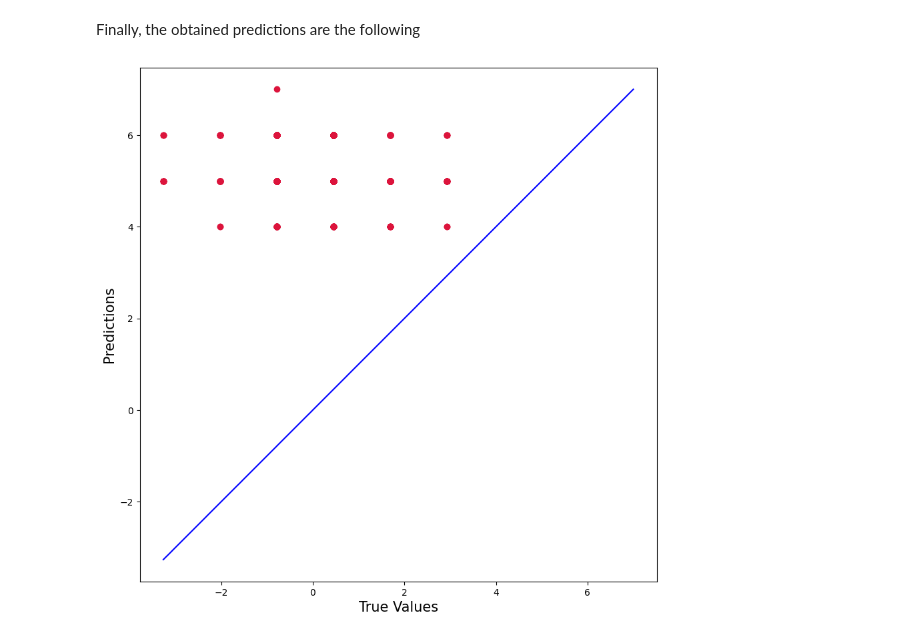
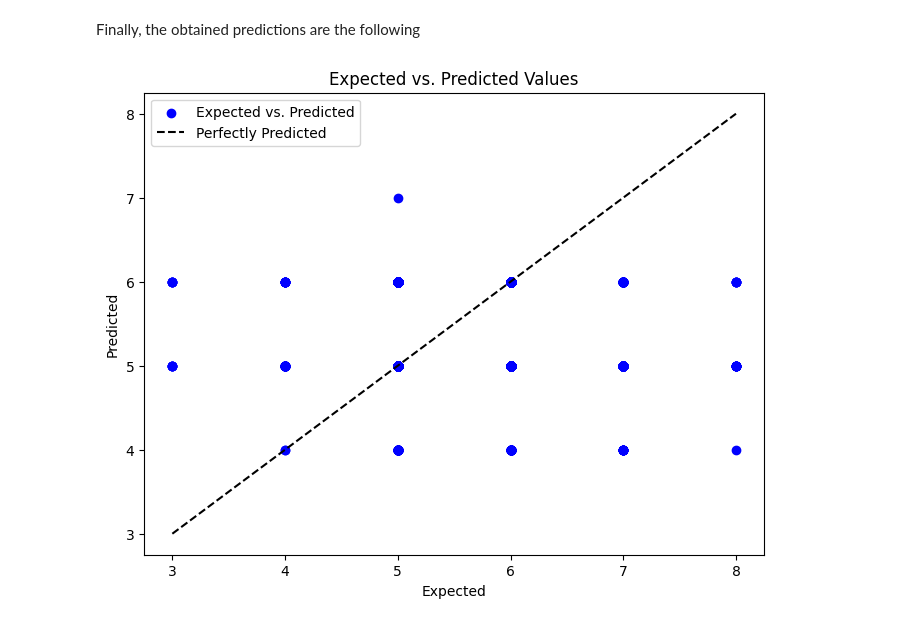
Before and after one commit to lorenzozanolin/DeepLearningLab, a Jupyter notebook: Exercises/Exercise 2/simple-regression.ipynb, the cells around one changed output. Cells and saved outputs as stored; diff of their text form; code cells hidden in the pictures.

```diff
--- a/Exercises/Exercise 2/simple-regression.ipynb
+++ b/Exercises/Exercise 2/simple-regression.ipynb
@@ -125,18 +125,19 @@ def data_iter(batch_size, features, labels):    #to divide a single batch in mul
 def squared_loss(y_hat, y):
     return (y_hat - y.reshape(y_hat.shape))**2 / 2
 
-def print_result(true_value, predicted_value):
-    plt.figure(figsize=(10,10))
-    plt.scatter(true_value, predicted_value, c='crimson')
-    #plt.yscale('log')
-    #plt.xscale('log')
+def print_result(y_true, y_pred):
+    # Convert the input data to NumPy arrays
+    y_true = np.array(y_true)
+    y_pred = np.array(y_pred)
 
-    p1 = max(max(predicted_value), max(true_value))
-    p2 = min(min(predicted_value), min(true_value))
-    plt.plot([p1, p2], [p1, p2], 'b-')
-    plt.xlabel('True Values', fontsize=15)
-    plt.ylabel('Predictions', fontsize=15)
-    plt.axis('equal')
+    # Create a scatter plot of expected vs. predicted values
+    plt.figure(figsize=(8, 6))
+    plt.scatter(y_true, y_pred, c='b', label='Expected vs. Predicted')
+    plt.plot([min(y_true), max(y_true)], [min(y_true), max(y_true)], '--k', label='Perfectly Predicted')
+    plt.xlabel('Expected')
+    plt.ylabel('Predicted')
+    plt.title('Expected vs. Predicted Values')
+    plt.legend(loc='best')
     plt.show()
 # %% [markdown]
 Training loop
@@ -193,12 +194,13 @@ Finally, the obtained predictions are the following
 # %%
 train_predictions = linreg(X_train,weights,bias)
 train_predictions = torch.floor((train_predictions * trains_std) + trains_mean)  #denormalization + floor approximation
 
 test_predictions = linreg(X_test,weights,bias)
 test_predictions = torch.floor((test_predictions * trains_std) + trains_mean)  #denormalization + floor approximation
+
 with torch.no_grad():
-    print_result(train_labels,torch.cat((train_predictions,test_predictions),0))
+    print_result(torch.floor((train_labels * trains_std) + trains_mean),torch.cat((train_predictions,test_predictions),0))
 
 #print(train_predictions,test_predictions)
 # %% [output]
-[figure, old version]
+[figure, new version]
```
Also changed, not shown: parts of 2 cells of this notebook.
